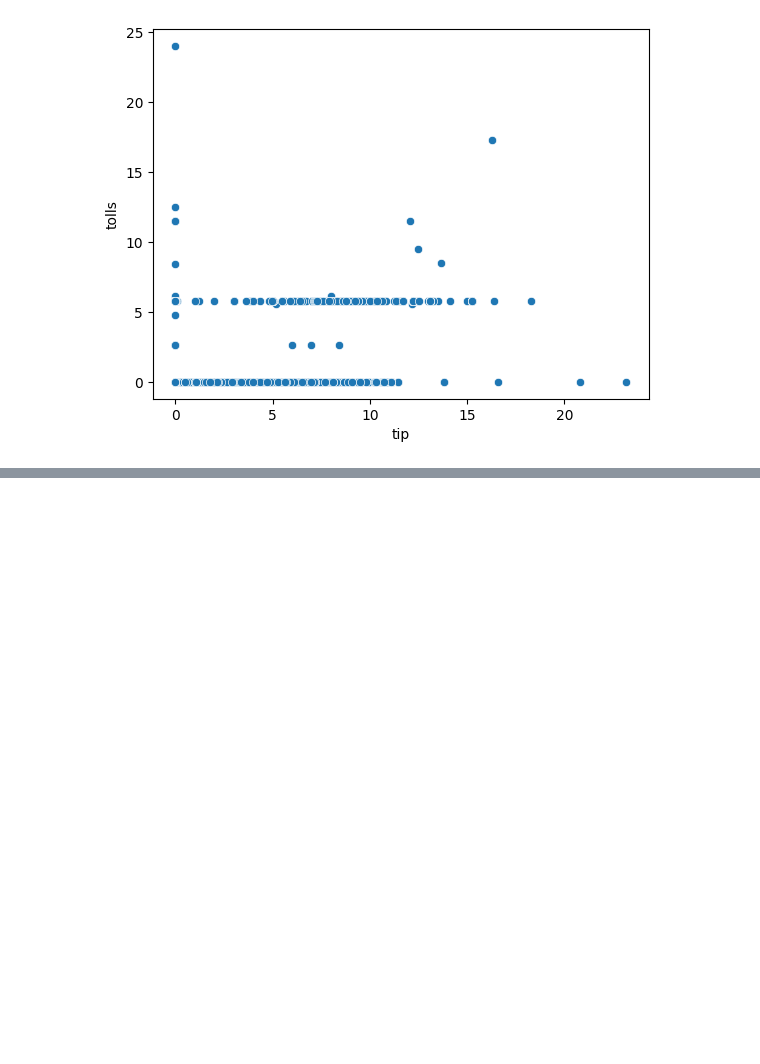
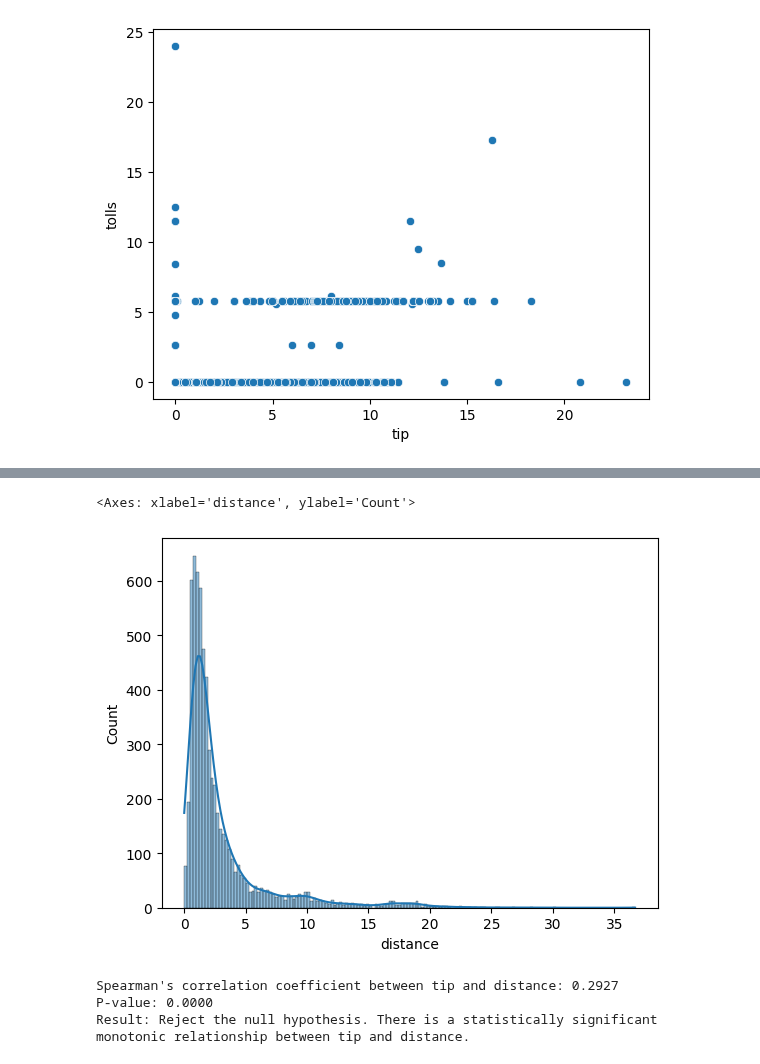
Before and after one commit to ptejaswi528/EDA, a Jupyter notebook: tests.ipynb, the cells around one changed output, grey strips where cells are left out. Cells and saved outputs as stored; diff of their text form; code cells hidden in the pictures; blank space fills up the shorter version.

```diff
--- a/tests.ipynb
+++ b/tests.ipynb
@@ -354 +398,26 @@ sns.scatterplot(x=df.tip,y=df.tolls)
+# %%
+import seaborn as sns
+df = sns.load_dataset('taxis')
+df = df.dropna()
+sns.histplot(x=df['distance'], kde=True)
+# %% [output]
+<Axes: xlabel='distance', ylabel='Count'>
+[figure, added]
+# %%
+from scipy.stats import spearmanr
+
+r_spearman, p_value_spearman = spearmanr(df['tip'], df['distance'])
+
+print(f"Spearman's correlation coefficient between tip and distance: {r_spearman:.4f}")
+print(f"P-value: {p_value_spearman:.4f}")
+
+alpha = 0.05
+if p_value_spearman < alpha:
+    print("Result: Reject the null hypothesis. There is a statistically significant monotonic relationship between tip and distance.")
+else:
+    print("Result: Fail to reject the null hypothesis. There is no statistically significant monotonic relationship between tip and distance.")
+# %% [output]
+Spearman's correlation coefficient between tip and distance: 0.2927
+P-value: 0.0000
+Result: Reject the null hypothesis. There is a statistically significant monotonic relationship between tip and distance.
 # %%
```
Also changed, not shown: parts of 19 cells of this notebook.
